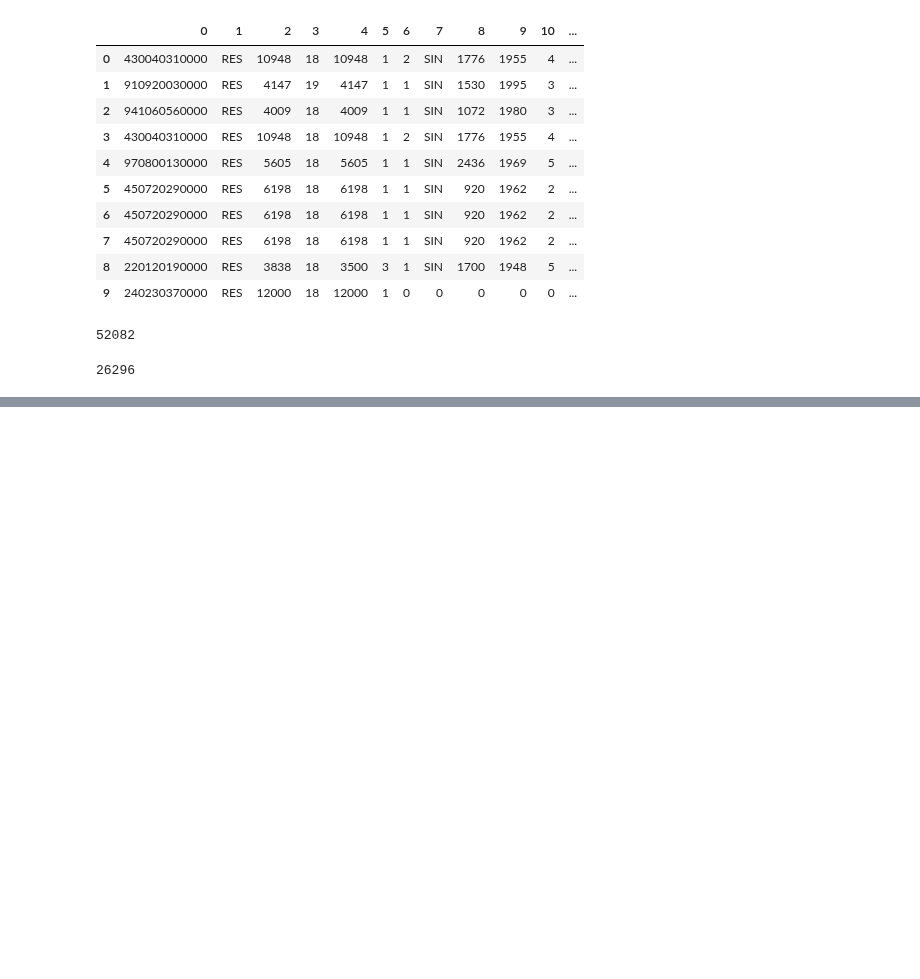
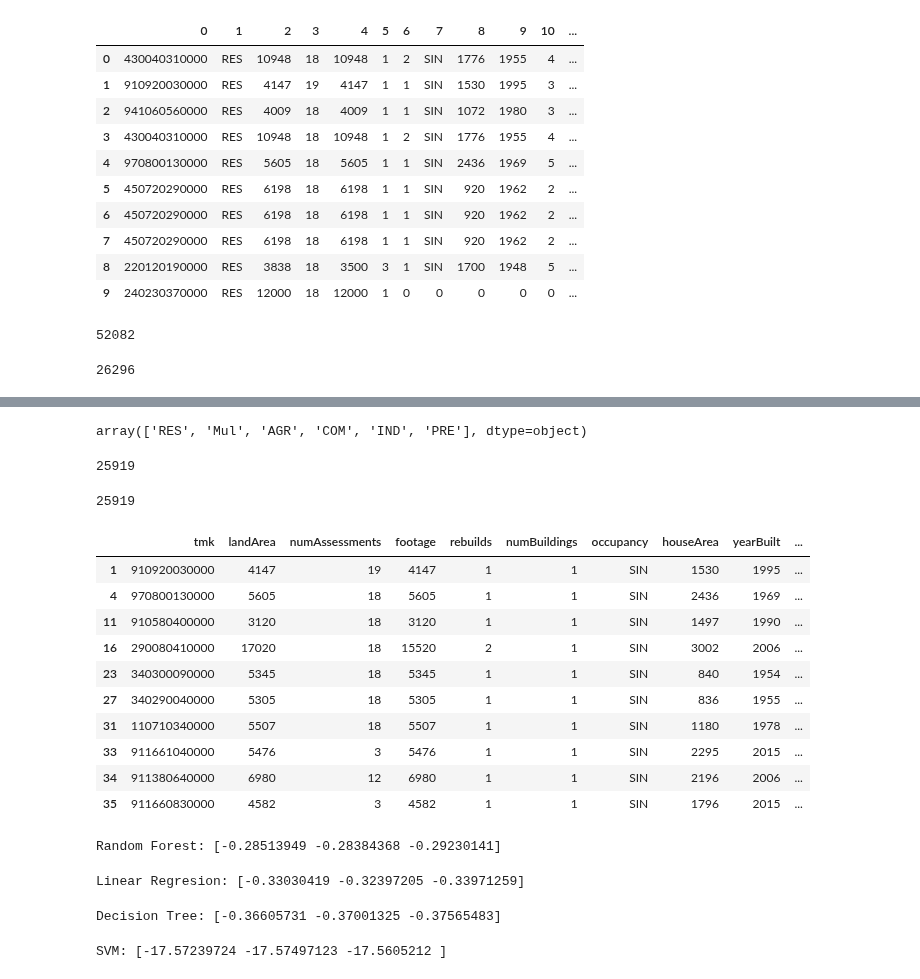
Before and after one commit to UHERO/data-science-incubator, a Jupyter notebook: uestimate/dataProcessingWithBaseline.ipynb, the cells around one changed output, grey strips where cells are left out. Cells and saved outputs as stored; diff of their text form; code cells hidden in the pictures; blank space fills up the shorter version.

Commit message:
First scores for estimation algos

```diff
--- a/uestimate/dataProcessingWithBaseline.ipynb
+++ b/uestimate/dataProcessingWithBaseline.ipynb
@@ -213,0 +228,31 @@ len(df)
+# %%
+df.propertyClass.unique()
+# %% [output]
+array(['RES', 'Mul', 'AGR', 'COM', 'IND', 'PRE'], dtype=object)
+# %%
+df = df[df.propertyClass == 'RES']
+len(df)
+# %% [output]
+25919
+# %%
+df.drop(labels = 'propertyClass', axis = 1, inplace = True)
+len(df)
+# %% [output]
+25919
+# %%
+df.occupancy = pd.factorize(df.occupancy)[0]
+# %%
+df['logPrice'] = np.log(df.salePrice * np.exp(2018 - df.saleYear))
+df.head(10)
+# %% [output]
+|  | tmk | landArea | numAssessments | footage | rebuilds | numBuildings | occupancy | houseArea | yearBuilt | ... |
+| 1 | 910920030000 | 4147 | 19 | 4147 | 1 | 1 | SIN | 1530 | 1995 | ... |
+| 4 | 970800130000 | 5605 | 18 | 5605 | 1 | 1 | SIN | 2436 | 1969 | ... |
+| 11 | 910580400000 | 3120 | 18 | 3120 | 1 | 1 | SIN | 1497 | 1990 | ... |
+| 16 | 290080410000 | 17020 | 18 | 15520 | 2 | 1 | SIN | 3002 | 2006 | ... |
+| 23 | 340300090000 | 5345 | 18 | 5345 | 1 | 1 | SIN | 840 | 1954 | ... |
+| 27 | 340290040000 | 5305 | 18 | 5305 | 1 | 1 | SIN | 836 | 1955 | ... |
+| 31 | 110710340000 | 5507 | 18 | 5507 | 1 | 1 | SIN | 1180 | 1978 | ... |
+| 33 | 911661040000 | 5476 | 3 | 5476 | 1 | 1 | SIN | 2295 | 2015 | ... |
+| 34 | 911380640000 | 6980 | 12 | 6980 | 1 | 1 | SIN | 2196 | 2006 | ... |
+| 35 | 911660830000 | 4582 | 3 | 4582 | 1 | 1 | SIN | 1796 | 2015 | ... |
@@ -213,0 +274,16 @@ len(df)
+# %%
+print('Random Forest: ' + str(cross_val_score(rf, trainX, trainY, scoring = 'neg_mean_absolute_error')))
+# %% [output]
+Random Forest: [-0.28513949 -0.28384368 -0.29230141]
+# %%
+print('Linear Regresion: ' + str(cross_val_score(lm, trainX, trainY, scoring = 'neg_mean_absolute_error')))
+# %% [output]
+Linear Regresion: [-0.33030419 -0.32397205 -0.33971259]
+# %%
+print('Decision Tree: ' + str(cross_val_score(dt, trainX, trainY, scoring = 'neg_mean_absolute_error')))
+# %% [output]
+Decision Tree: [-0.36605731 -0.37001325 -0.37565483]
+# %%
+print('SVM: ' + str(cross_val_score(svm, trainX, trainY, scoring = 'neg_mean_absolute_error')))
+# %% [output]
+SVM: [-17.57239724 -17.57497123 -17.5605212 ]
```
Also changed, not shown: parts of 4 cells of this notebook.
